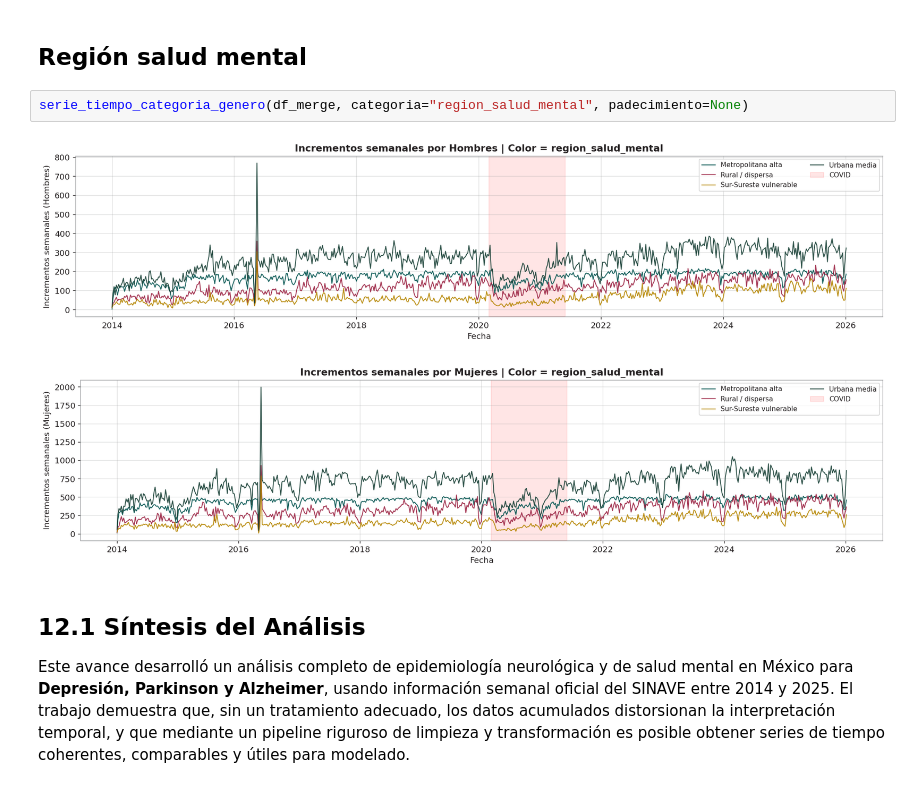
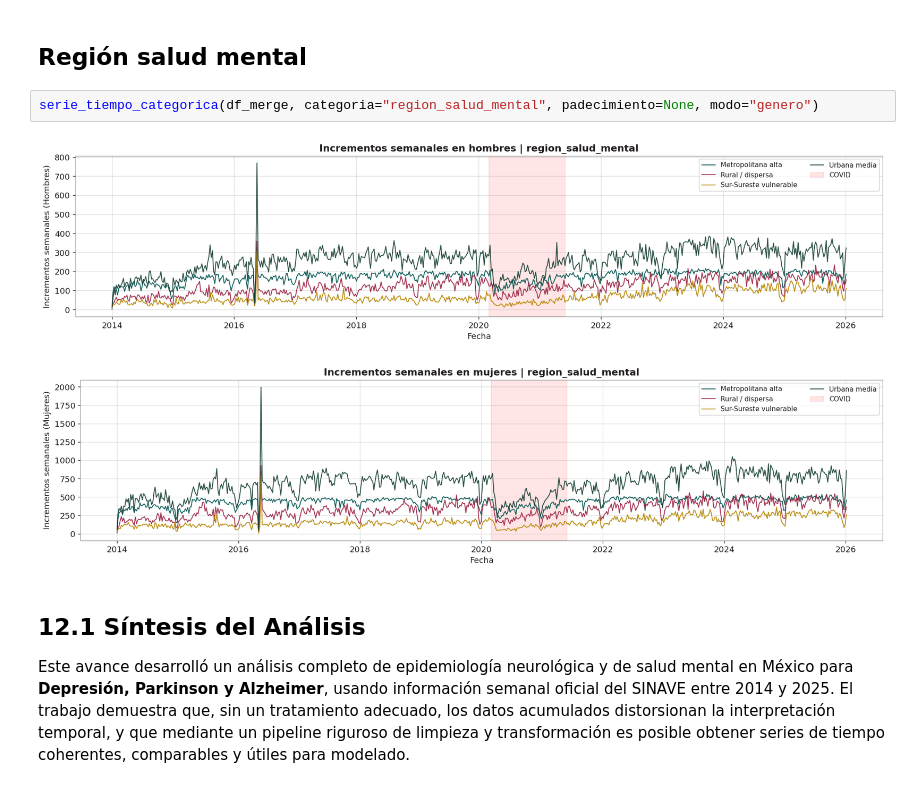
Before and after one commit to EpiForecastMX/EpiForecast-MX, a Jupyter notebook: notebooks/Avance2_Equipo01.ipynb, the cells around one changed output. Cells and saved outputs as stored; diff of their text form.

Commit message:
added total or genre capability to time series

```diff
--- a/notebooks/Avance2_Equipo01.ipynb
+++ b/notebooks/Avance2_Equipo01.ipynb
@@ -1346,10 +1354,10 @@ Esta visualización aporta una perspectiva **temporal y estructural** al anális
 # %% [markdown]
 ## Región salud mental
 # %%
-serie_tiempo_categoria_genero(df_merge, categoria="region_salud_mental", padecimiento=None)
+serie_tiempo_categorica(df_merge, categoria="region_salud_mental", padecimiento=None, modo="genero")
 # %% [output]
-[figure, old version]
+[figure, new version]
-[figure, old version]
+[figure, new version]
 # %% [markdown]
 ## 12.1 Síntesis del Análisis
 
```
Also changed, not shown: parts of 9 cells of this notebook.
